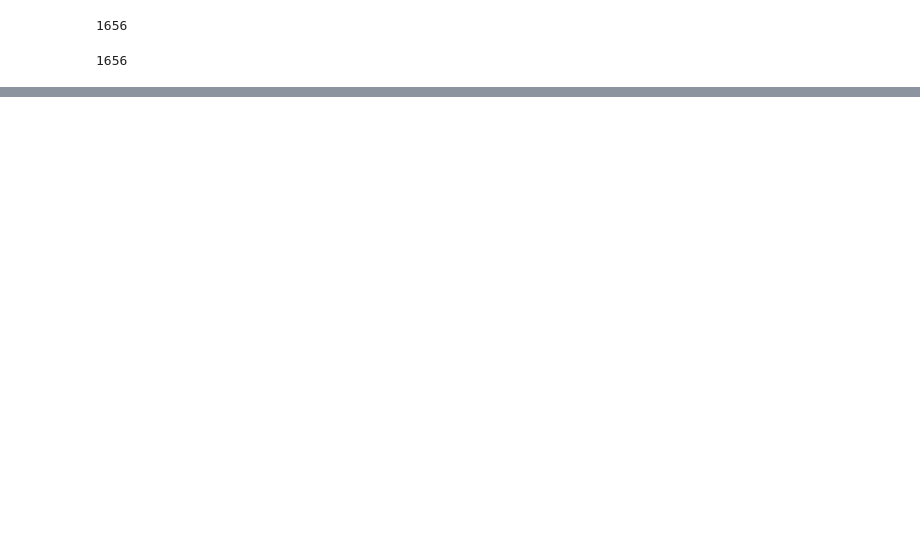
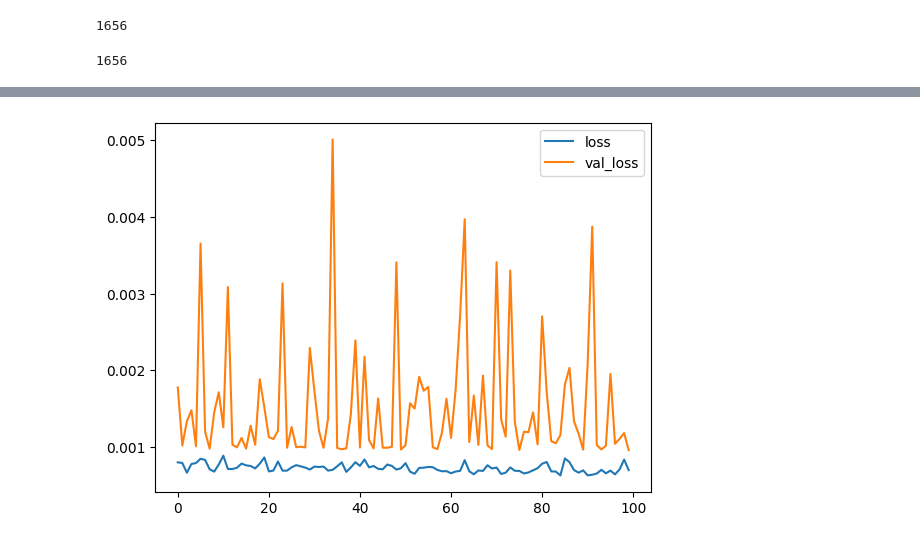
Before and after one commit to Jogang523/DL, a Jupyter notebook: rnn/RNN_2.ipynb, the cells around one changed output, grey strips where cells are left out. Cells and saved outputs as stored; diff of their text form; code cells hidden in the pictures; blank space fills up the shorter version.

```diff
--- a/rnn/RNN_2.ipynb
+++ b/rnn/RNN_2.ipynb
@@ -90,2 +93,0 @@ df.head()
-# %%
-df.drop('Adj Close',axis=1,inplace=True)
@@ -97,9 +93,0 @@ df.drop('Adj Close',axis=1,inplace=True)
-# %%
-window_size=10
-
-x=[]
-y=[]
-
-for i in range(len(df)-window_size-1):
-    x.append(df.iloc[i:i+10,:])
-    y.append(df.iloc[i+10+1,3])
@@ -199,0 +227,8 @@ IndexError: tuple index out of range
+# %%
+plt.figure()
+plt.plot(hist.history['loss'], label='loss')
+plt.plot(hist.history['val_loss'], label='val_loss')
+plt.legend()
+plt.show()
+# %% [output]
+[figure, added]
```
Also changed, not shown: parts of 33 cells of this notebook, 1 other file.
